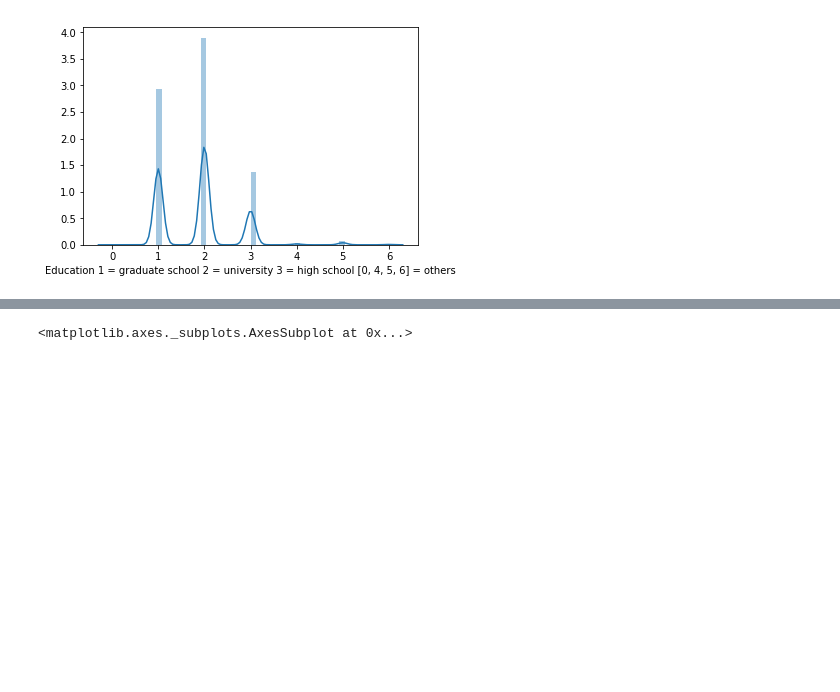
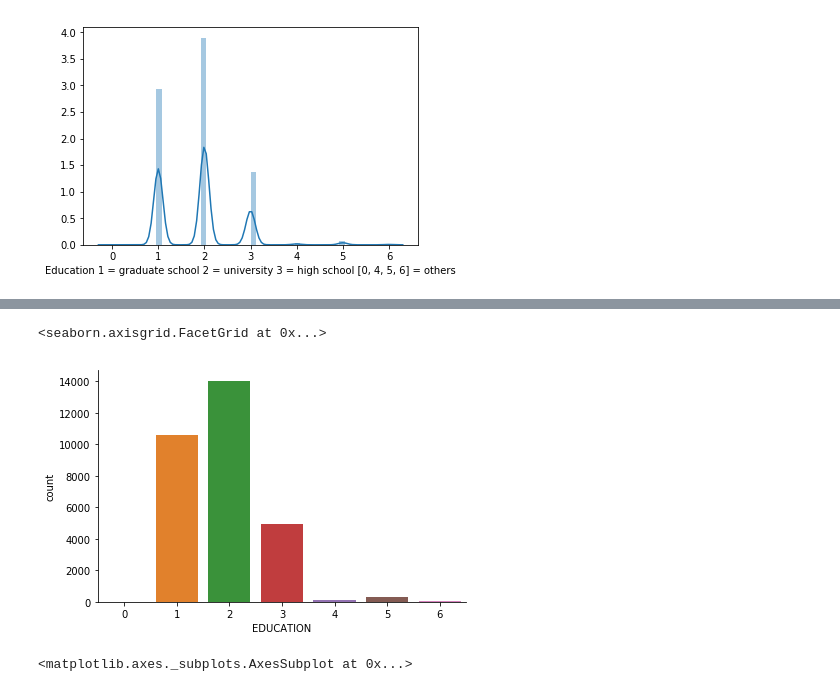
Before and after one commit to qbi11y/ai-big-data, a Jupyter notebook: Credit Analysis.ipynb, the cells around one changed output, grey strips where cells are left out. Cells and saved outputs as stored; diff of their text form; code cells hidden in the pictures; blank space fills up the shorter version.

```diff
--- a/Credit Analysis.ipynb
+++ b/Credit Analysis.ipynb
@@ -110,3 +424,9 @@ sns.distplot(credit_data['EDUCATION'], axlabel="Education 1 = graduate school 2
+# %%
+fg = sns.factorplot('EDUCATION', data=credit_data, kind='count', aspect=1.5)
+fg.set_xlabels('EDUCATION')
+# %% [output]
+<seaborn.axisgrid.FacetGrid at 0x...>
+[figure, added]
 # %%
 sns.distplot(credit_data['MARRIAGE'], axlabel="MARITAL STATUS 1= Married 2= Single 3= Divorced")
 # %% [output]
```
Also changed, not shown: parts of 46 cells of this notebook.
